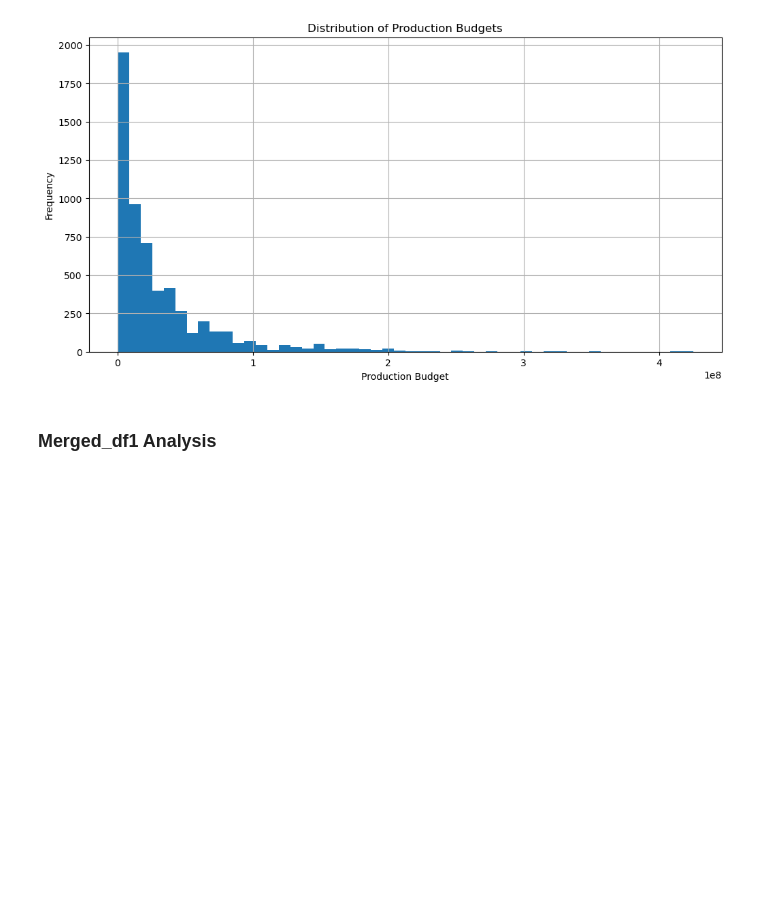
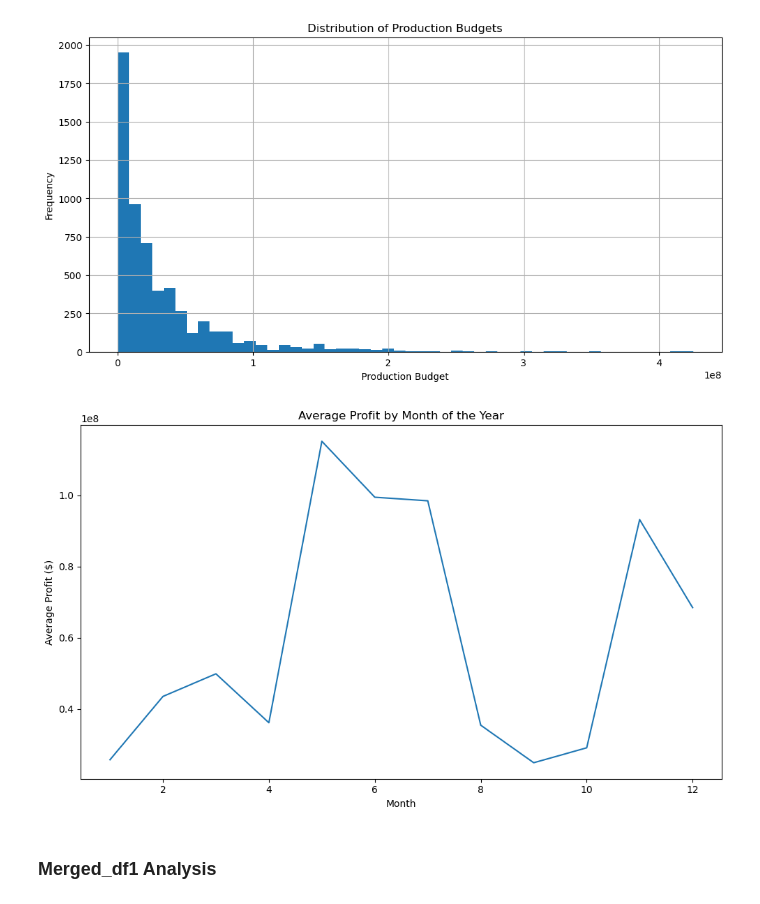
Before and after one commit to kev065/movie-studio-project, a Jupyter notebook: index.ipynb, the cells around one changed output. Drawn from its saved outputs; the diff is of its cells as text; code cells hidden in the pictures; blank space fills up the shorter version.

Commit message:
Plot a line graph of the average profit by month of the year

```diff
--- a/index.ipynb
+++ b/index.ipynb
@@ -920,6 +920,30 @@ plt.title('Distribution of Production Budgets')
 plt.show()
 # %% [output]
 [figure]
+# %%
+# Extract the month from the release_date column
+movie_budgets_df['month'] = pd.to_datetime(movie_budgets_df['release_date'], errors='coerce').dt.month
+
+# Calculate the profit for each movie
+movie_budgets_df['profit'] = movie_budgets_df['worldwide_gross'] - movie_budgets_df['production_budget']
+
+# Calculate the average profit by month
+monthly_avg_profit = movie_budgets_df.groupby('month')['profit'].mean()
+
+# Create the line graph
+plt.figure(figsize=(10, 6))
+sns.lineplot(x=monthly_avg_profit.index, y=monthly_avg_profit.values)
+
+# Set labels and title
+plt.xlabel('Month')
+plt.ylabel('Average Profit ($)')
+plt.title('Average Profit by Month of the Year')
+
+# Show the plot
+plt.tight_layout()
+plt.show()
+# %% [output]
+[figure, added]
 # %% [markdown]
 ### Merged_df1 Analysis
 # %%
```
